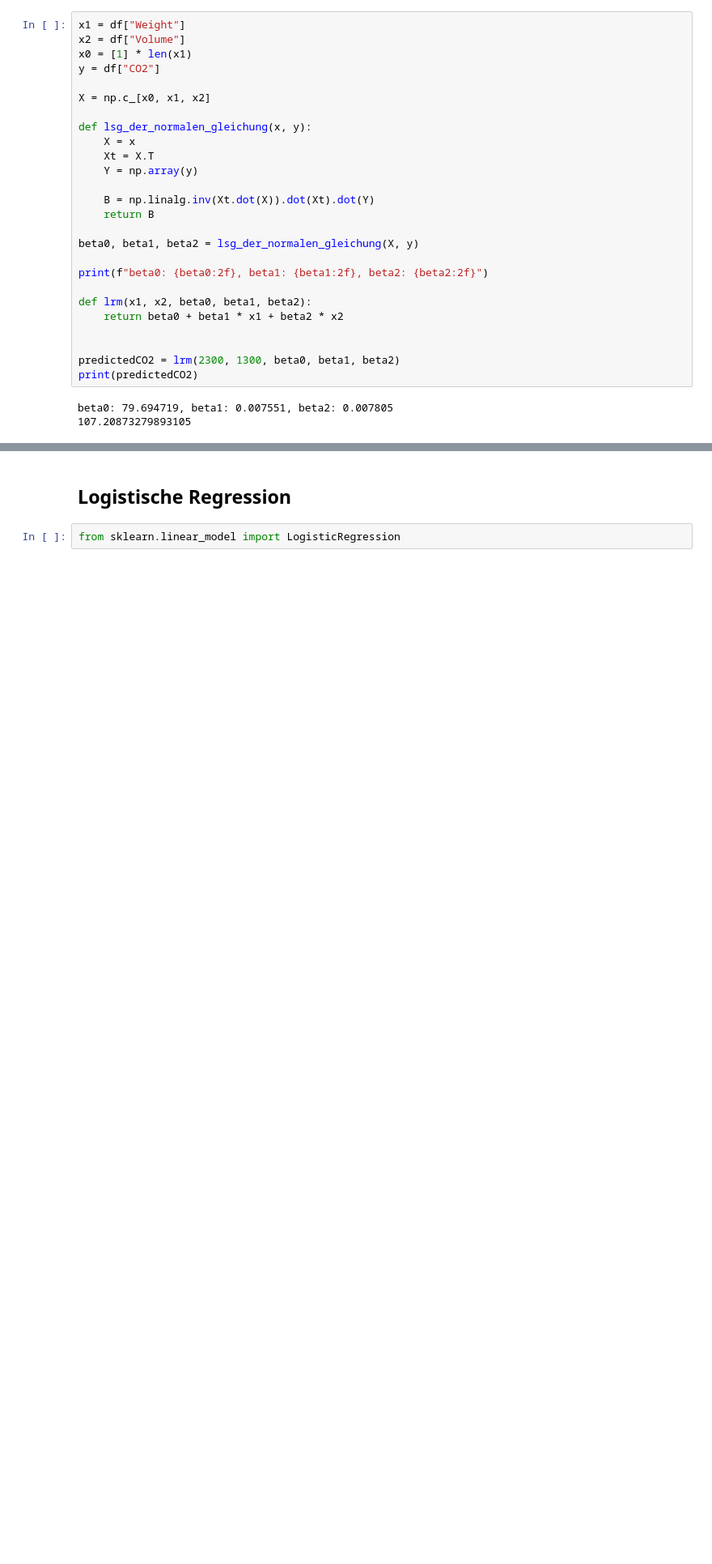
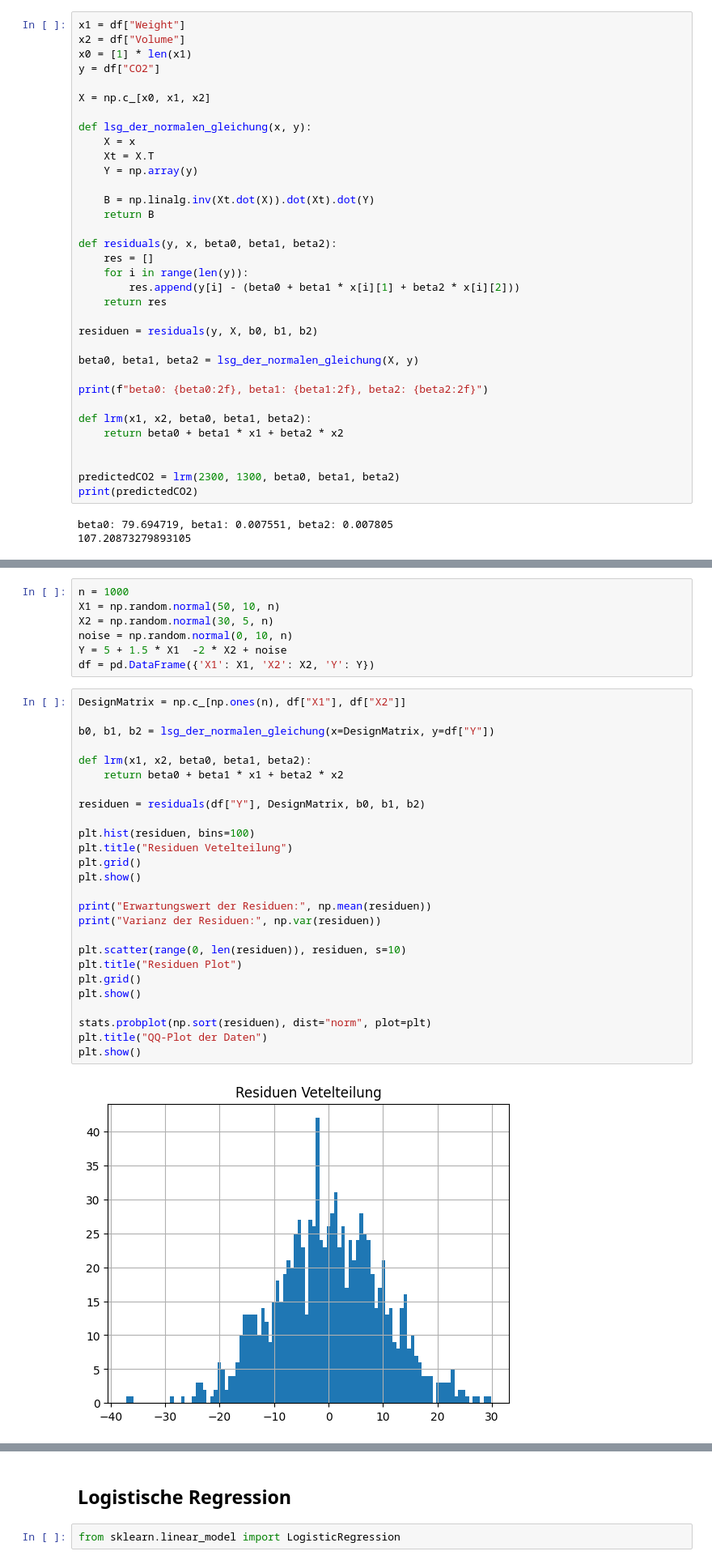
Before and after one commit to tombk556/Mehrdim.-Datenanalyse-und-stat.-Lernverfahren, a Jupyter notebook: Python/Prüfungsbeispiele.ipynb, the cells around one changed output, grey strips where cells are left out. Shown: that part at 81% size. Cells and saved outputs as stored; diff of their text form; blank space fills up the shorter version.

```diff
--- a/Python/Prüfungsbeispiele.ipynb
+++ b/Python/Prüfungsbeispiele.ipynb
@@ -149,6 +150,14 @@ def lsg_der_normalen_gleichung(x, y):
     B = np.linalg.inv(Xt.dot(X)).dot(Xt).dot(Y)
     return B
 
+def residuals(y, x, beta0, beta1, beta2):
+    res = []
+    for i in range(len(y)):
+        res.append(y[i] - (beta0 + beta1 * x[i][1] + beta2 * x[i][2]))
+    return res
+
+residuen = residuals(y, X, b0, b1, b2)
+
 beta0, beta1, beta2 = lsg_der_normalen_gleichung(X, y)
 
 print(f"beta0: {beta0:2f}, beta1: {beta1:2f}, beta2: {beta2:2f}")
@@ -164,0 +176,35 @@ beta0: 79.694719, beta1: 0.007551, beta2: 0.007805
+# %%
+n = 1000
+X1 = np.random.normal(50, 10, n)
+X2 = np.random.normal(30, 5, n)
+noise = np.random.normal(0, 10, n)
+Y = 5 + 1.5 * X1  -2 * X2 + noise
+df = pd.DataFrame({'X1': X1, 'X2': X2, 'Y': Y})
+# %%
+DesignMatrix = np.c_[np.ones(n), df["X1"], df["X2"]]
+
+b0, b1, b2 = lsg_der_normalen_gleichung(x=DesignMatrix, y=df["Y"])
+
+def lrm(x1, x2, beta0, beta1, beta2):
+    return beta0 + beta1 * x1 + beta2 * x2
+
+residuen = residuals(df["Y"], DesignMatrix, b0, b1, b2)
+
+plt.hist(residuen, bins=100)
+plt.title("Residuen Vetelteilung")
+plt.grid()
+plt.show()
+
+print("Erwartungswert der Residuen:", np.mean(residuen))
+print("Varianz der Residuen:", np.var(residuen))
+
+plt.scatter(range(0, len(residuen)), residuen, s=10)
+plt.title("Residuen Plot")
+plt.grid()
+plt.show()
+
+stats.probplot(np.sort(residuen), dist="norm", plot=plt)
+plt.title("QQ-Plot der Daten")
+plt.show()
+# %% [output]
+[figure, added]
```
Also changed, not shown: parts of 6 cells of this notebook.
